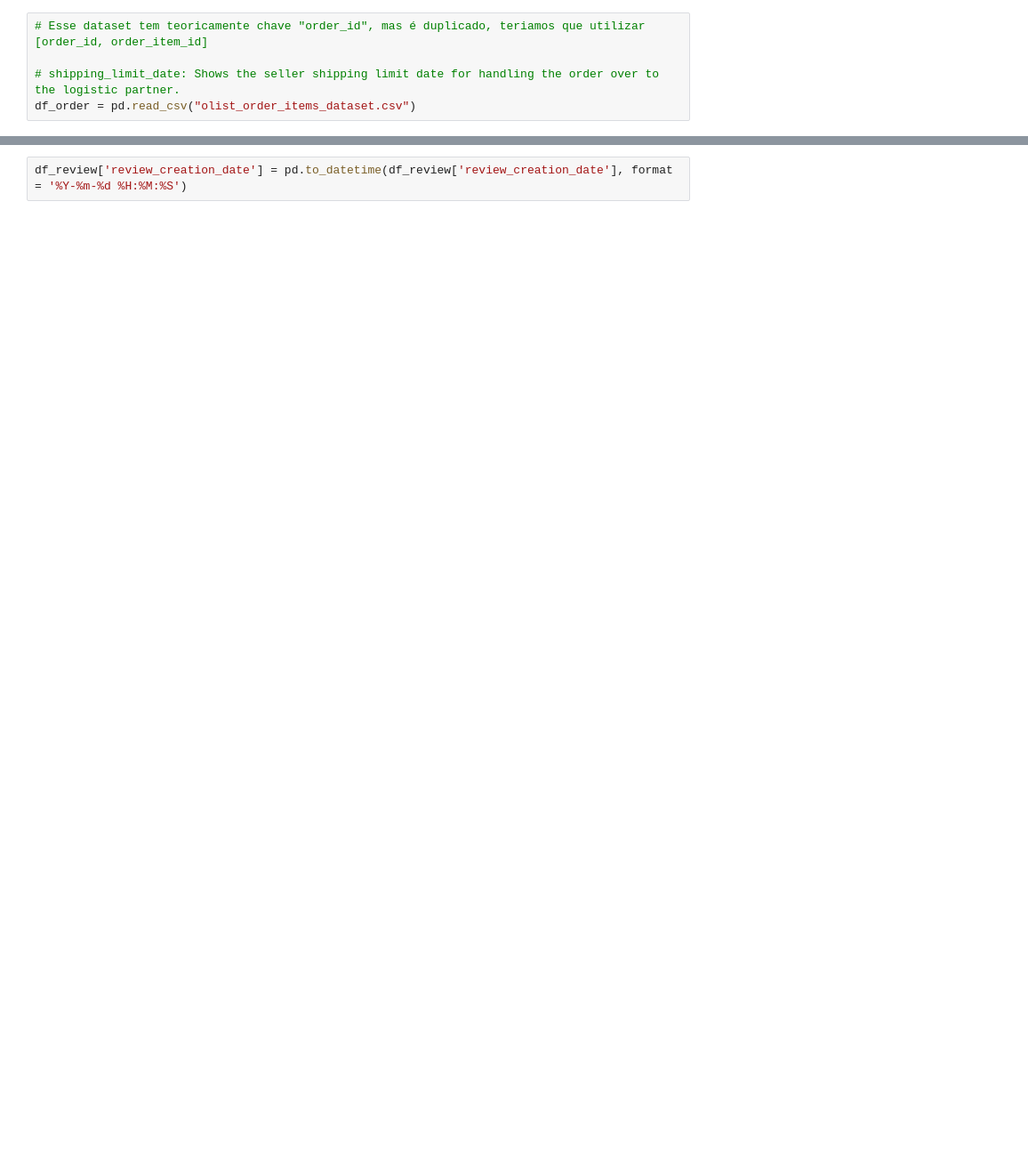
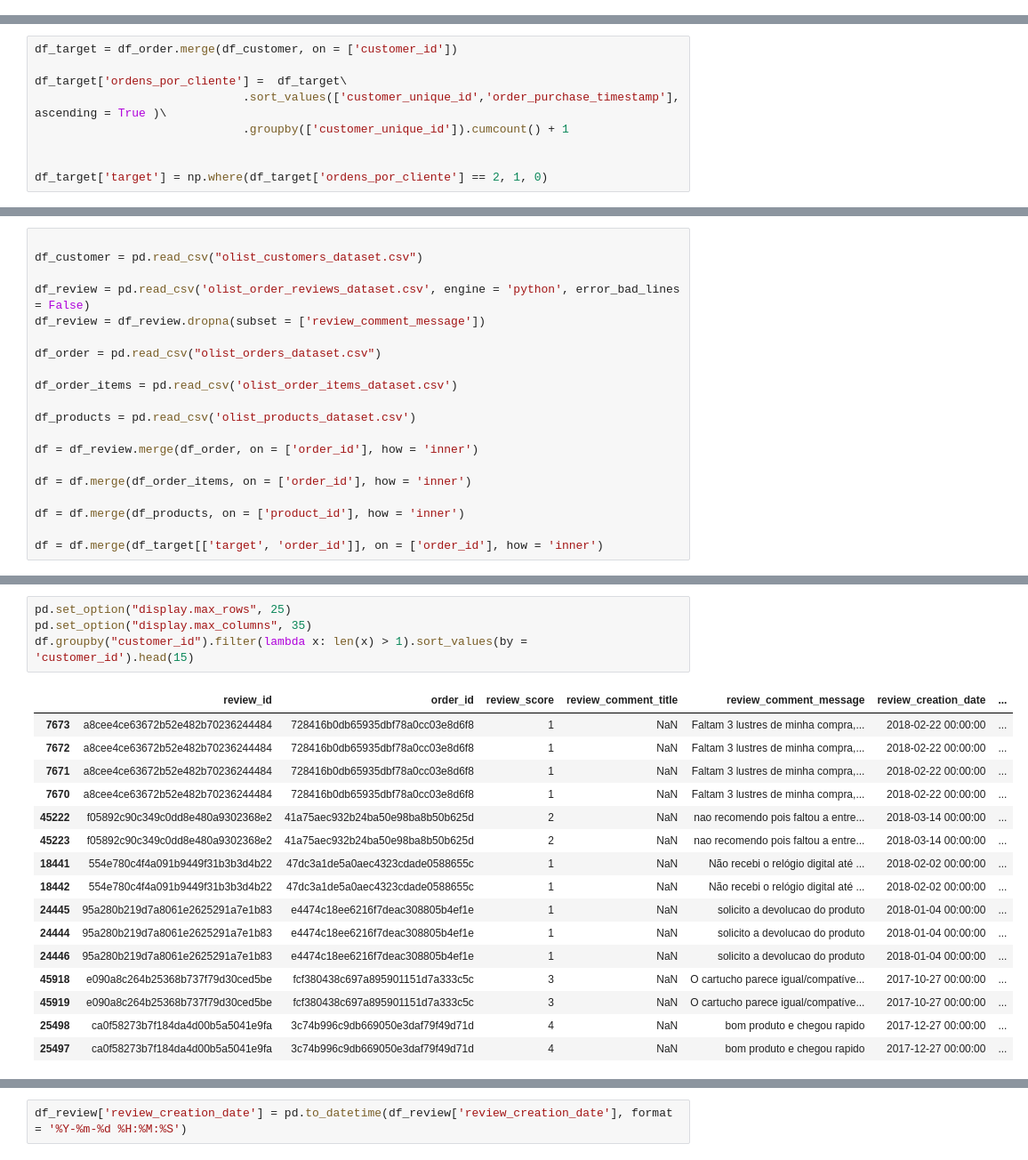
Before and after one commit to guitsuo/NLPStudies, a Jupyter notebook: word_embeddings/TreinandoNLPCasoReal.ipynb, the cells around one changed output, grey strips where cells are left out. Shown at 89% size. Cells and saved outputs as stored; diff of their text form; blank space fills up the shorter version.

```diff
--- a/word_embeddings/TreinandoNLPCasoReal.ipynb
+++ b/word_embeddings/TreinandoNLPCasoReal.ipynb
@@ -73,5 +33,0 @@ NameError: ignored
-# %%
-# Esse dataset tem teoricamente chave "order_id", mas é duplicado, teriamos que utilizar [order_id, order_item_id]
-
-# shipping_limit_date: Shows the seller shipping limit date for handling the order over to the logistic partner.
-df_order = pd.read_csv("olist_order_items_dataset.csv")
@@ -142,0 +38,9 @@ dtype: object
+# %%
+df_target = df_order.merge(df_customer, on = ['customer_id'])
+
+df_target['ordens_por_cliente'] =  df_target\
+                              .sort_values(['customer_unique_id','order_purchase_timestamp'], ascending = True )\
+                              .groupby(['customer_unique_id']).cumcount() + 1
+
+
+df_target['target'] = np.where(df_target['ordens_por_cliente'] == 2, 1, 0)
@@ -142,0 +59,20 @@ dtype: object
+# %%
+
+df_customer = pd.read_csv("olist_customers_dataset.csv")
+
+df_review = pd.read_csv('olist_order_reviews_dataset.csv', engine = 'python', error_bad_lines = False)
+df_review = df_review.dropna(subset = ['review_comment_message'])
+
+df_order = pd.read_csv("olist_orders_dataset.csv")
+
+df_order_items = pd.read_csv('olist_order_items_dataset.csv')
+
+df_products = pd.read_csv('olist_products_dataset.csv')
+
+df = df_review.merge(df_order, on = ['order_id'], how = 'inner')
+
+df = df.merge(df_order_items, on = ['order_id'], how = 'inner')
+
+df = df.merge(df_products, on = ['product_id'], how = 'inner')
+
+df = df.merge(df_target[['target', 'order_id']], on = ['order_id'], how = 'inner')
@@ -142,0 +101,21 @@ dtype: object
+# %%
+pd.set_option("display.max_rows", 25)
+pd.set_option("display.max_columns", 35)
+df.groupby("customer_id").filter(lambda x: len(x) > 1).sort_values(by = 'customer_id').head(15)
+# %% [output]
+|  | review_id | order_id | review_score | review_comment_title | review_comment_message | review_creation_date | ... |
+| 7673 | a8cee4ce63672b52e482b70236244484 | 728416b0db65935dbf78a0cc03e8d6f8 | 1 | NaN | Faltam 3 lustres de minha compra,... | 2018-02-22 00:00:00 | ... |
+| 7672 | a8cee4ce63672b52e482b70236244484 | 728416b0db65935dbf78a0cc03e8d6f8 | 1 | NaN | Faltam 3 lustres de minha compra,... | 2018-02-22 00:00:00 | ... |
+| 7671 | a8cee4ce63672b52e482b70236244484 | 728416b0db65935dbf78a0cc03e8d6f8 | 1 | NaN | Faltam 3 lustres de minha compra,... | 2018-02-22 00:00:00 | ... |
+| 7670 | a8cee4ce63672b52e482b70236244484 | 728416b0db65935dbf78a0cc03e8d6f8 | 1 | NaN | Faltam 3 lustres de minha compra,... | 2018-02-22 00:00:00 | ... |
+| 45222 | f05892c90c349c0dd8e480a9302368e2 | 41a75aec932b24ba50e98ba8b50b625d | 2 | NaN | nao recomendo pois faltou a entre... | 2018-03-14 00:00:00 | ... |
+| 45223 | f05892c90c349c0dd8e480a9302368e2 | 41a75aec932b24ba50e98ba8b50b625d | 2 | NaN | nao recomendo pois faltou a entre... | 2018-03-14 00:00:00 | ... |
+| 18441 | 554e780c4f4a091b9449f31b3b3d4b22 | 47dc3a1de5a0aec4323cdade0588655c | 1 | NaN | Não recebi o relógio digital até ... | 2018-02-02 00:00:00 | ... |
+| 18442 | 554e780c4f4a091b9449f31b3b3d4b22 | 47dc3a1de5a0aec4323cdade0588655c | 1 | NaN | Não recebi o relógio digital até ... | 2018-02-02 00:00:00 | ... |
+| 24445 | 95a280b219d7a8061e2625291a7e1b83 | e4474c18ee6216f7deac308805b4ef1e | 1 | NaN | solicito a devolucao do produto | 2018-01-04 00:00:00 | ... |
+| 24444 | 95a280b219d7a8061e2625291a7e1b83 | e4474c18ee6216f7deac308805b4ef1e | 1 | NaN | solicito a devolucao do produto | 2018-01-04 00:00:00 | ... |
+| 24446 | 95a280b219d7a8061e2625291a7e1b83 | e4474c18ee6216f7deac308805b4ef1e | 1 | NaN | solicito a devolucao do produto | 2018-01-04 00:00:00 | ... |
+| 45918 | e090a8c264b25368b737f79d30ced5be | fcf380438c697a895901151d7a333c5c | 3 | NaN | O cartucho parece igual/compatíve... | 2017-10-27 00:00:00 | ... |
+| 45919 | e090a8c264b25368b737f79d30ced5be | fcf380438c697a895901151d7a333c5c | 3 | NaN | O cartucho parece igual/compatíve... | 2017-10-27 00:00:00 | ... |
+| 25498 | ca0f58273b7f184da4d00b5a5041e9fa | 3c74b996c9db669050e3daf79f49d71d | 4 | NaN | bom produto e chegou rapido | 2017-12-27 00:00:00 | ... |
+| 25497 | ca0f58273b7f184da4d00b5a5041e9fa | 3c74b996c9db669050e3daf79f49d71d | 4 | NaN | bom produto e chegou rapido | 2017-12-27 00:00:00 | ... |
```
Also changed, not shown: parts of 20 cells of this notebook.
